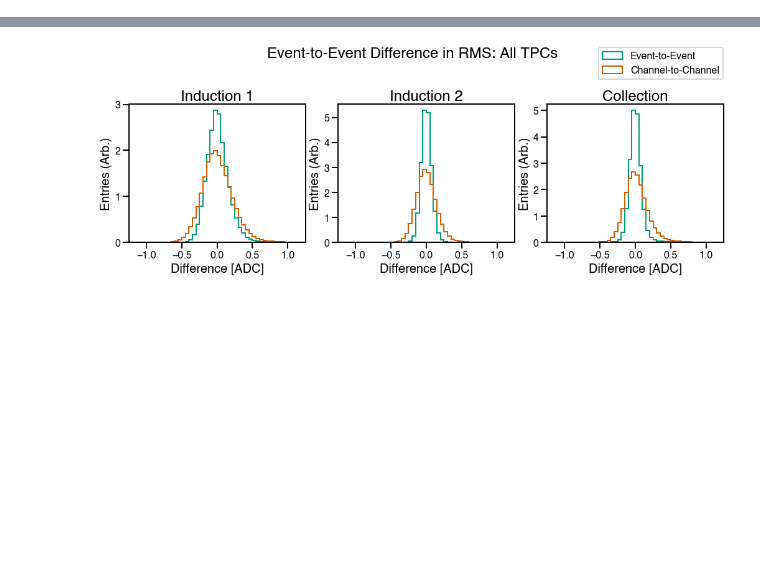
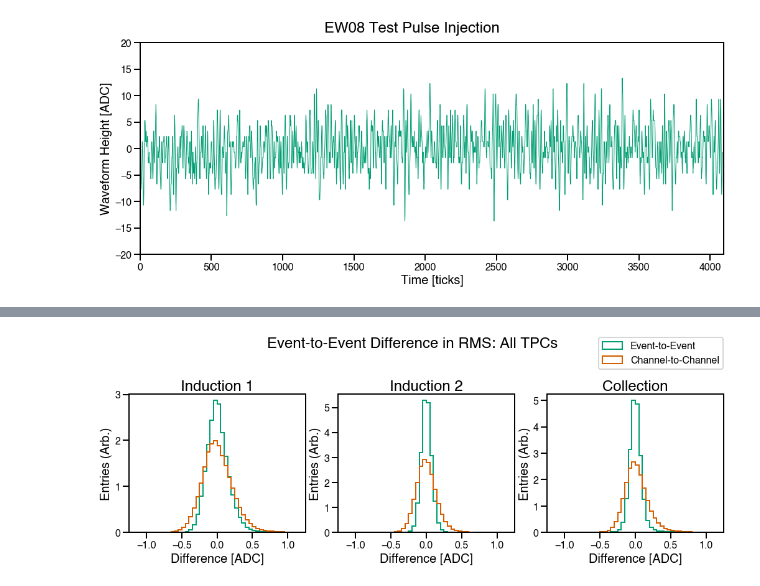
Before and after one commit to justinjmueller/icarus_tpc_analysis, a Jupyter notebook: noise.ipynb, the cells around one changed output, grey strips where cells are left out. Cells and saved outputs as stored; diff of their text form; code cells hidden in the pictures; blank space fills up the shorter version.

```diff
--- a/noise.ipynb
+++ b/noise.ipynb
@@ -4,3 +4,9 @@ from fnal import Dataset
 from infn import INFNDataset
 from utilities import plot_planes, plot_crate, plot_tpc, plot_wire_planes, plot_waveform
 from toy_waveform_generator import generate_waveform, generate_component
+# %%
+waveform = np.array([x.strip('\n').split(',') for x in open('/Volumes/MUSB/data/run10031_frag4626_evt9').readlines()])[64]
+waveform = waveform.astype(float)
+plot_waveform(waveform, 'EW08 Test Pulse Injection')
+# %% [output]
+[figure, added]
```
Also changed, not shown: parts of 8 cells of this notebook.
